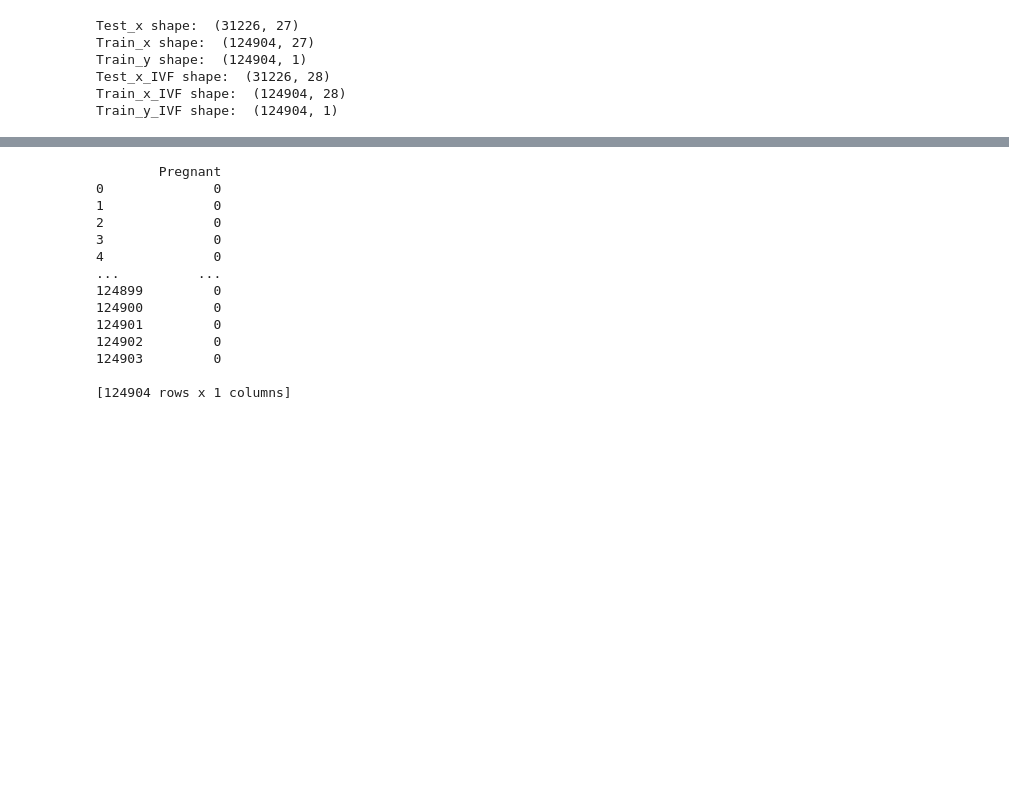
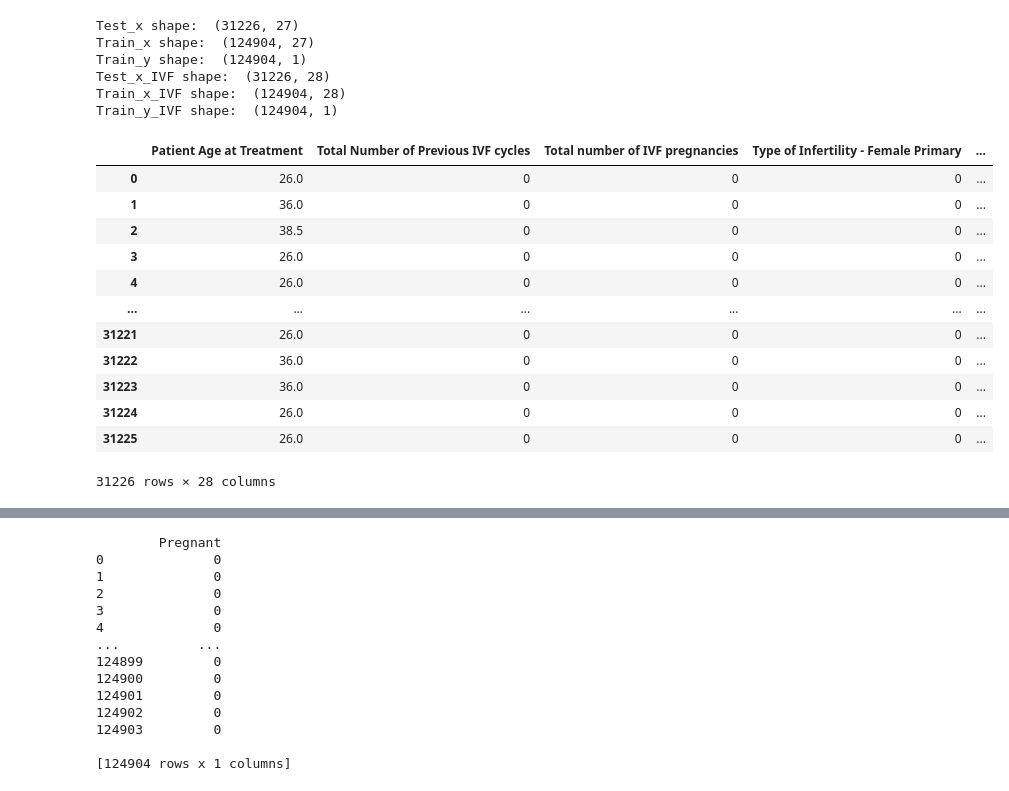
Before and after one commit to ecdison/Group9_MachineLearningHC, a Jupyter notebook: Perceptron_model.ipynb, the cells around one changed output, grey strips where cells are left out. Saved outputs shown, nothing was run; the diff lists cells and outputs as text; code cells hidden in the pictures; blank space fills up the shorter version.

```diff
--- a/Perceptron_model.ipynb
+++ b/Perceptron_model.ipynb
@@ -33,3 +33,19 @@ Train_y shape:  (124904, 1)
 Test_x_IVF shape:  (31226, 28)
 Train_x_IVF shape:  (124904, 28)
 Train_y_IVF shape:  (124904, 1)
+# %%
+test_x_IVF
+# %% [output]
+|  | Patient Age at Treatment | Total Number of Previous IVF cycles | Total number of IVF pregnancies | Type of Infertility - Female Primary | ... |
+| 0 | 26.0 | 0 | 0 | 0 | ... |
+| 1 | 36.0 | 0 | 0 | 0 | ... |
+| 2 | 38.5 | 0 | 0 | 0 | ... |
+| 3 | 26.0 | 0 | 0 | 0 | ... |
+| 4 | 26.0 | 0 | 0 | 0 | ... |
+| ... | ... | ... | ... | ... | ... |
+| 31221 | 26.0 | 0 | 0 | 0 | ... |
+| 31222 | 36.0 | 0 | 0 | 0 | ... |
+| 31223 | 36.0 | 0 | 0 | 0 | ... |
+| 31224 | 26.0 | 0 | 0 | 0 | ... |
+| 31225 | 26.0 | 0 | 0 | 0 | ... |
+31226 rows × 28 columns
```
Also changed, not shown: parts of 3 cells of this notebook, 1 other file.
